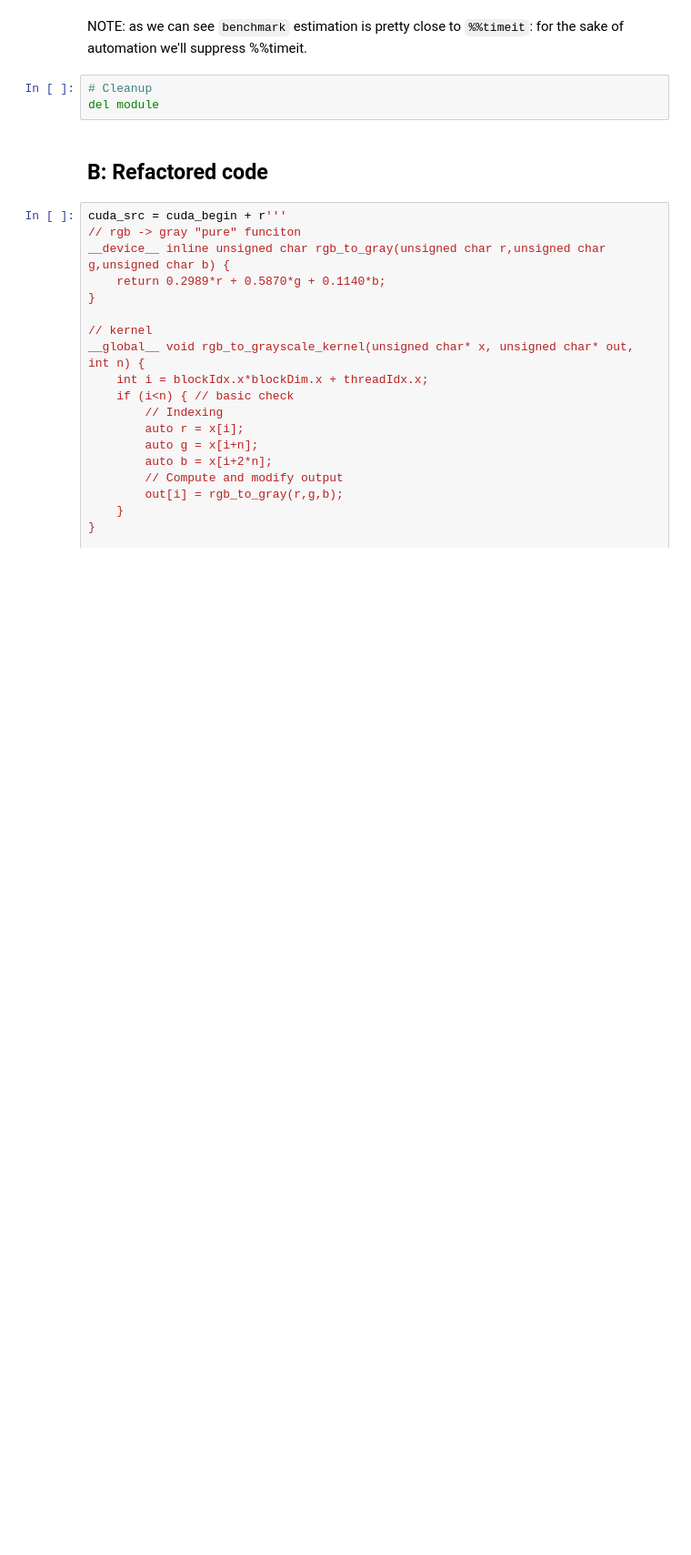
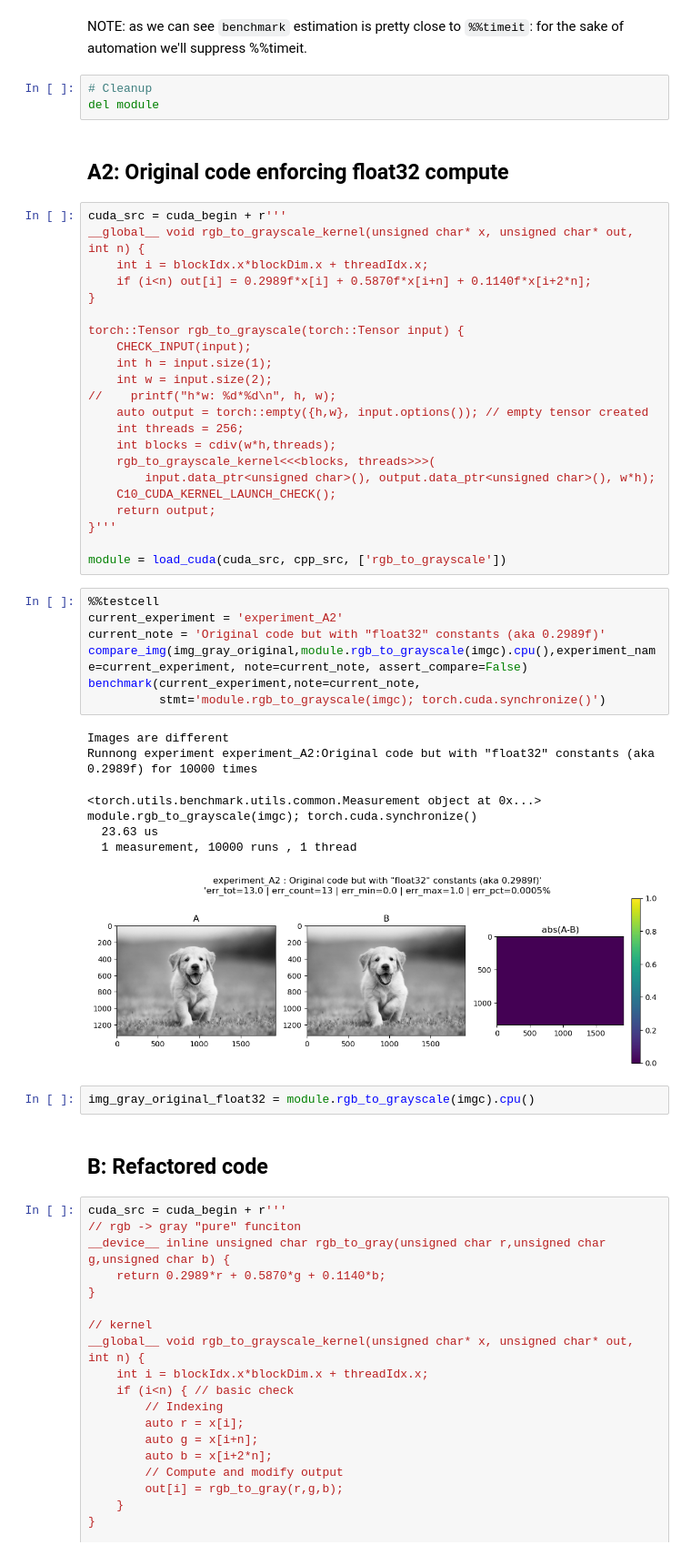
Before and after one commit to artste/lecture2, a Jupyter notebook: lecture3/cuda_rgb_to_gray_refactor.ipynb, the cells around one changed output. Shown at 91% size. Drawn from its saved outputs; the diff is of its cells as text; blank space fills up the shorter version.

Commit message:
original experiment with float32 constants

```diff
--- a/lecture3/cuda_rgb_to_gray_refactor.ipynb
+++ b/lecture3/cuda_rgb_to_gray_refactor.ipynb
@@ -216,6 +216,47 @@ NOTE: as we can see `benchmark` estimation is pretty close to `%%timeit`: for th
 # %%
 # Cleanup
 del module
+# %% [markdown]
+## A2: Original code enforcing float32 compute
+# %%
+cuda_src = cuda_begin + r'''
+__global__ void rgb_to_grayscale_kernel(unsigned char* x, unsigned char* out, int n) {
+    int i = blockIdx.x*blockDim.x + threadIdx.x;
+    if (i<n) out[i] = 0.2989f*x[i] + 0.5870f*x[i+n] + 0.1140f*x[i+2*n];
+}
+
+torch::Tensor rgb_to_grayscale(torch::Tensor input) {
+    CHECK_INPUT(input);
+    int h = input.size(1);
+    int w = input.size(2);
+//    printf("h*w: %d*%d\n", h, w);
+    auto output = torch::empty({h,w}, input.options()); // empty tensor created
+    int threads = 256;
+    int blocks = cdiv(w*h,threads);
+    rgb_to_grayscale_kernel<<<blocks, threads>>>(
+        input.data_ptr<unsigned char>(), output.data_ptr<unsigned char>(), w*h);
+    C10_CUDA_KERNEL_LAUNCH_CHECK();
+    return output;
+}'''
+
+module = load_cuda(cuda_src, cpp_src, ['rgb_to_grayscale'])
+# %%
+%%testcell
+current_experiment = 'experiment_A2'
+current_note = 'Original code but with "float32" constants (aka 0.2989f)'
+compare_img(img_gray_original,module.rgb_to_grayscale(imgc).cpu(),experiment_name=current_experiment, note=current_note, assert_compare=False)
+benchmark(current_experiment,note=current_note,
+          stmt='module.rgb_to_grayscale(imgc); torch.cuda.synchronize()')
+# %% [output]
+Images are different
+Runnong experiment experiment_A2:Original code but with "float32" constants (aka 0.2989f) for 10000 times
+<torch.utils.benchmark.utils.common.Measurement object at 0x...>
+module.rgb_to_grayscale(imgc); torch.cuda.synchronize()
+  23.63 us
+  1 measurement, 10000 runs , 1 thread
+[figure, added]
+# %%
+img_gray_original_float32 = module.rgb_to_grayscale(imgc).cpu()
 # %% [markdown]
 ## B: Refactored code
 # %%
```
Also changed, not shown: parts of 25 cells of this notebook.
